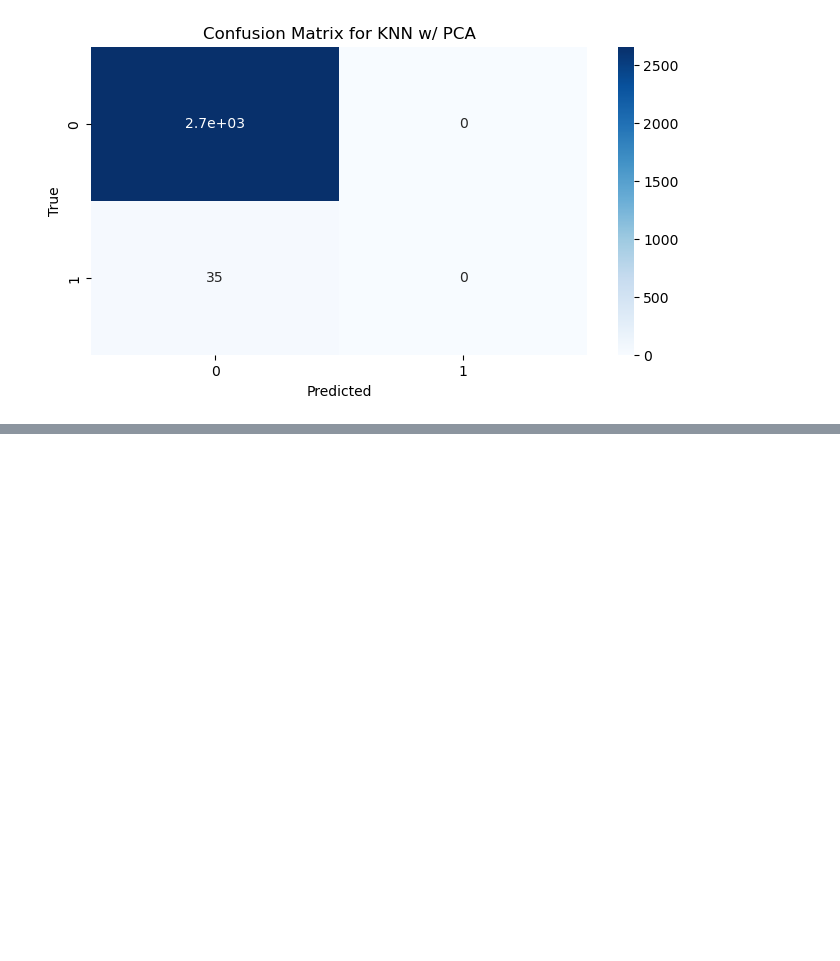
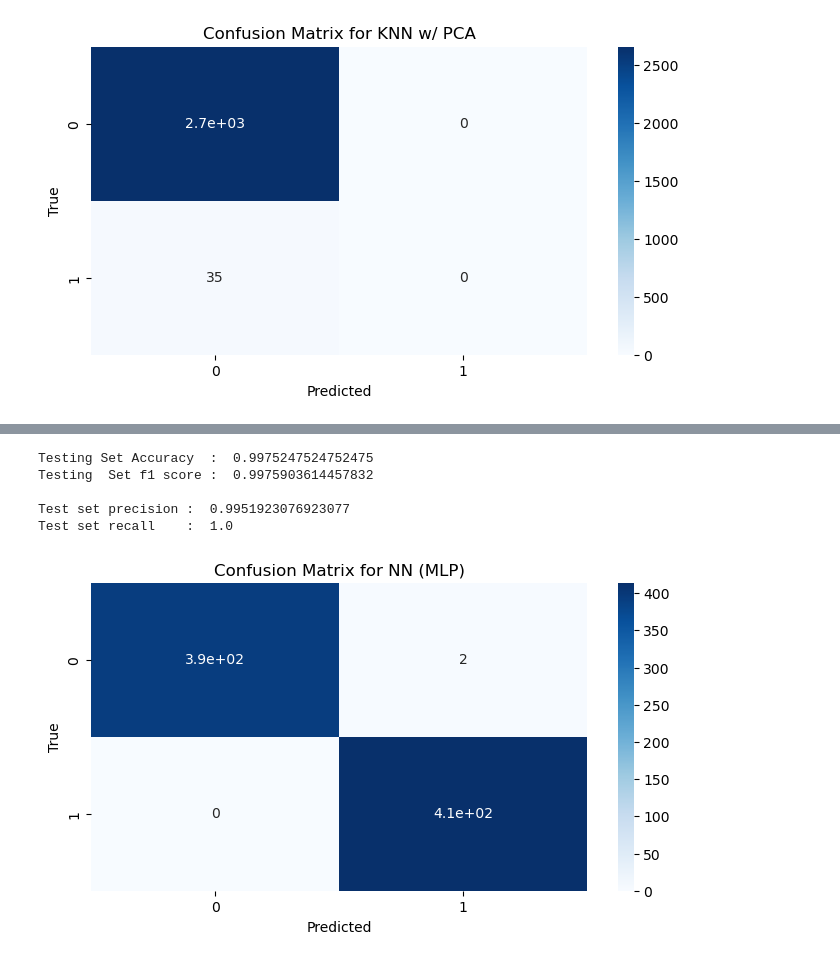
Before and after one commit to jalikens/CS484-DMA, a Jupyter notebook: Models.ipynb, the cells around one changed output, grey strips where cells are left out. Drawn from its saved outputs; the diff is of its cells as text; code cells hidden in the pictures; blank space fills up the shorter version.

```diff
--- a/Models.ipynb
+++ b/Models.ipynb
@@ -533,0 +543,37 @@ F1-score: 0.0
+# %%
+def mlp(shape, act_funct, X, Y, X_test, Y_test):
+    nn = MLPClassifier(hidden_layer_sizes=shape, activation=act_funct, random_state=42)
+    nn.fit(X,Y)
+
+    pred_nn = nn.predict(X_test)
+
+    print('Testing Set Accuracy  : ', accuracy_score(Y_test, pred_nn))
+    print('Testing  Set f1 score : ', f1_score(Y_test, pred_nn))
+    print()
+    print('Test set precision : ', precision_score(Y_test, pred_nn))
+    print('Test set recall    : ', recall_score(Y_test, pred_nn))
+
+    cm = confusion_matrix(Y_test, pred_nn)
+
+    plt.figure(figsize = (8,4), dpi = 100)
+    sns.heatmap(cm, annot=True, cmap="Blues")
+    plt.title("Confusion Matrix for NN (MLP)")
+    plt.xlabel("Predicted")
+    plt.ylabel("True")
+    plt.show()
+# %%
+over_sample = RandomOverSampler()
+x = X[:(int)(len(X)/50)]
+y = Y[:(int)(len(Y)/50)]
+X_over, Y_over = over_sample.fit_resample(x,y) # data set used for all over sampled models
+
+X_train_o, X_test_o, Y_train_o, Y_test_o = train_test_split(X_over, Y_over, test_size = 0.06, random_state=42)
+
+mlp((914,500,250,100,50,1), 'identity', X_train_o, Y_train_o, X_test_o, Y_test_o)
+# %% [output]
+Testing Set Accuracy  :  0.9975247524752475
+Testing  Set f1 score :  0.9975903614457832
+
+Test set precision :  0.9951923076923077
+Test set recall    :  1.0
+[figure, added]
```
Also changed, not shown: parts of 1 cell of this notebook.
